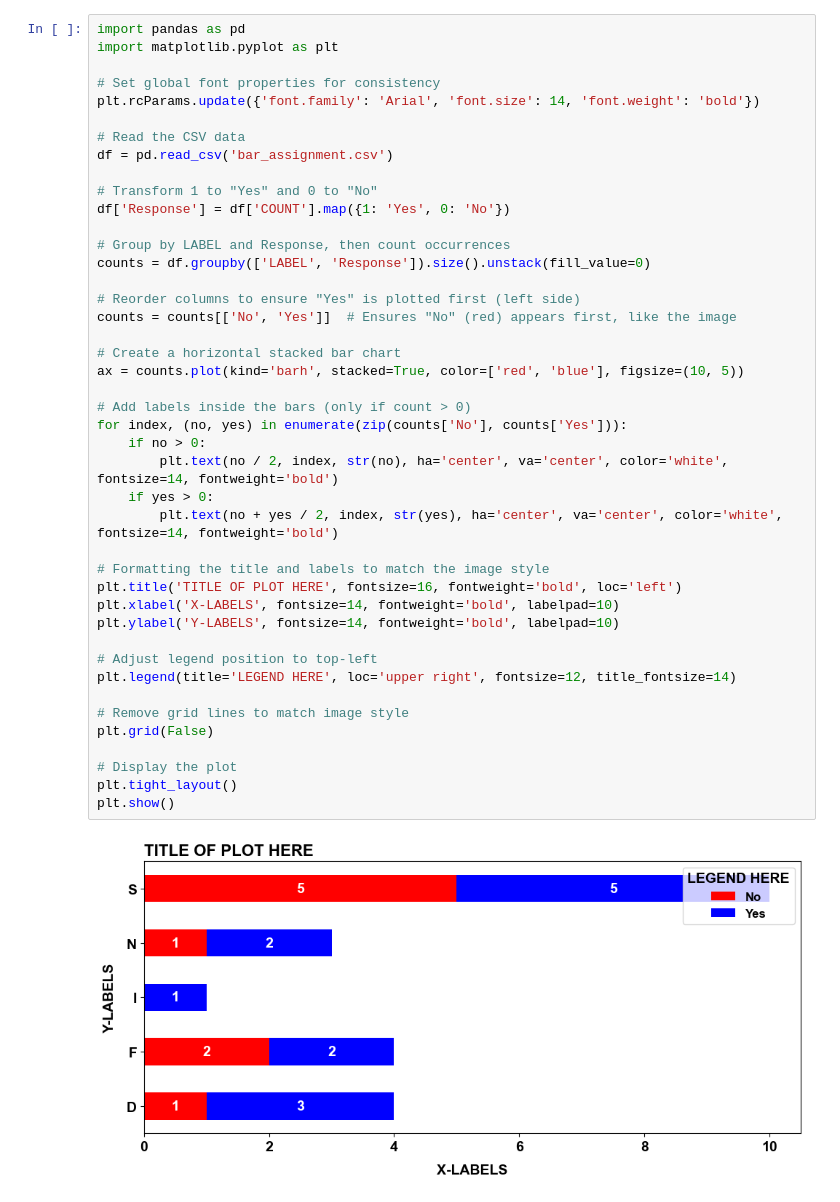
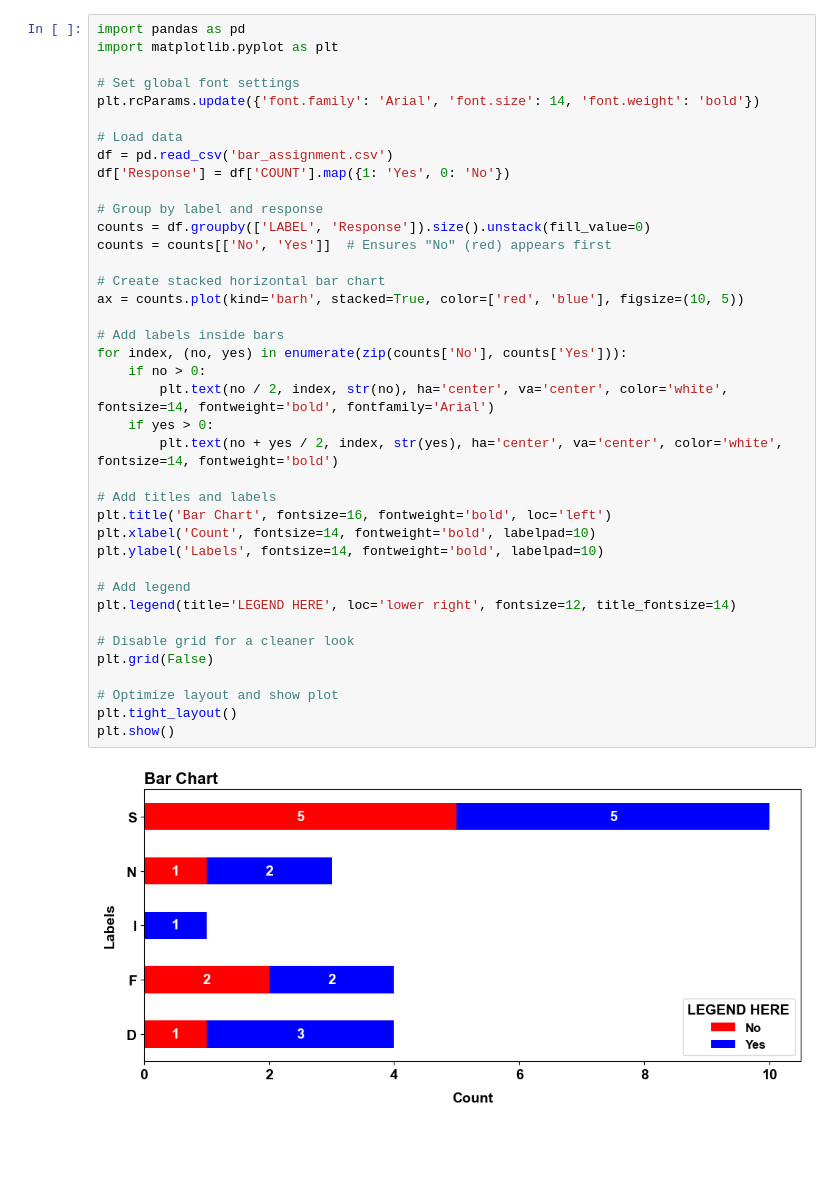
Before and after one commit to ndlll5/PLOTS, a Jupyter notebook: plots.ipynb, the cells around one changed output. Cells and saved outputs as stored; diff of their text form; blank space fills up the shorter version.

```diff
--- a/plots.ipynb
+++ b/plots.ipynb
@@ -1,48 +1,44 @@
 # %%
 import pandas as pd
 import matplotlib.pyplot as plt
 
-# Set global font properties for consistency
+# Set global font settings
 plt.rcParams.update({'font.family': 'Arial', 'font.size': 14, 'font.weight': 'bold'})
 
-# Read the CSV data
+# Load data
 df = pd.read_csv('bar_assignment.csv')
-
-# Transform 1 to "Yes" and 0 to "No"
 df['Response'] = df['COUNT'].map({1: 'Yes', 0: 'No'})
 
-# Group by LABEL and Response, then count occurrences
+# Group by label and response
 counts = df.groupby(['LABEL', 'Response']).size().unstack(fill_value=0)
+counts = counts[['No', 'Yes']]  # Ensures "No" (red) appears first
 
-# Reorder columns to ensure "Yes" is plotted first (left side)
-counts = counts[['No', 'Yes']]  # Ensures "No" (red) appears first, like the image
-
-# Create a horizontal stacked bar chart
+# Create stacked horizontal bar chart
 ax = counts.plot(kind='barh', stacked=True, color=['red', 'blue'], figsize=(10, 5))
 
-# Add labels inside the bars (only if count > 0)
+# Add labels inside bars
 for index, (no, yes) in enumerate(zip(counts['No'], counts['Yes'])):
     if no > 0:
-        plt.text(no / 2, index, str(no), ha='center', va='center', color='white', fontsize=14, fontweight='bold')
+        plt.text(no / 2, index, str(no), ha='center', va='center', color='white', fontsize=14, fontweight='bold', fontfamily='Arial')
     if yes > 0:
         plt.text(no + yes / 2, index, str(yes), ha='center', va='center', color='white', fontsize=14, fontweight='bold')
 
-# Formatting the title and labels to match the image style
-plt.title('TITLE OF PLOT HERE', fontsize=16, fontweight='bold', loc='left')
-plt.xlabel('X-LABELS', fontsize=14, fontweight='bold', labelpad=10)
-plt.ylabel('Y-LABELS', fontsize=14, fontweight='bold', labelpad=10)
+# Add titles and labels
+plt.title('Bar Chart', fontsize=16, fontweight='bold', loc='left')
+plt.xlabel('Count', fontsize=14, fontweight='bold', labelpad=10)
+plt.ylabel('Labels', fontsize=14, fontweight='bold', labelpad=10)
 
-# Adjust legend position to top-left
-plt.legend(title='LEGEND HERE', loc='upper right', fontsize=12, title_fontsize=14)
+# Add legend
+plt.legend(title='LEGEND HERE', loc='lower right', fontsize=12, title_fontsize=14)
 
-# Remove grid lines to match image style
+# Disable grid for a cleaner look
 plt.grid(False)
 
-# Display the plot
+# Optimize layout and show plot
 plt.tight_layout()
 plt.show()
 # %% [output]
-[figure, old version]
+[figure, new version]
 # %%
 import pandas as pd
 import plotly.graph_objects as go
```
Also changed, not shown: parts of 1 cell of this notebook, 2 other files.
